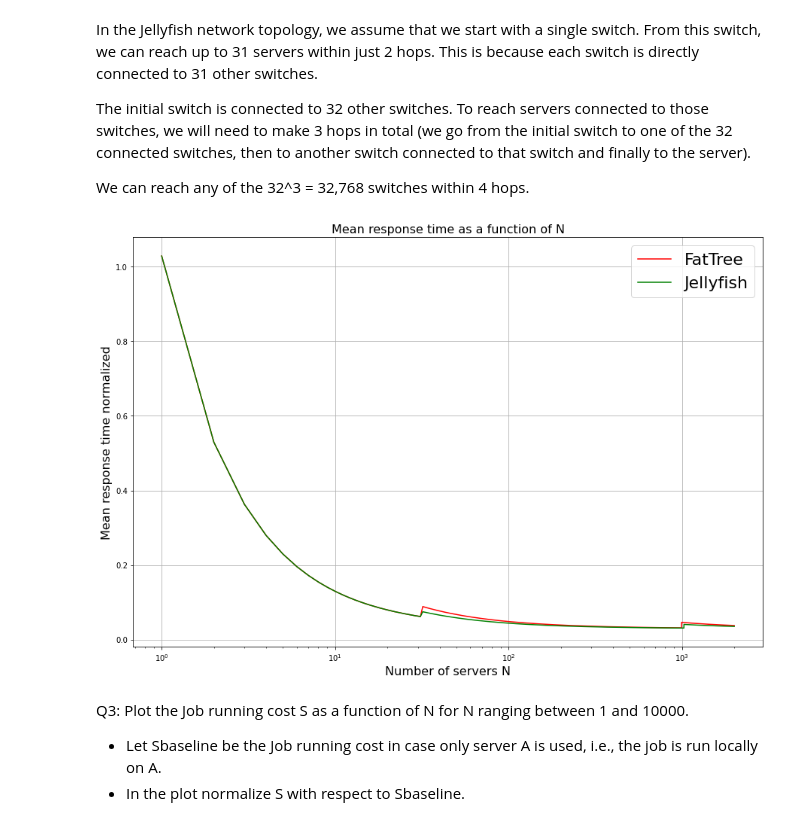
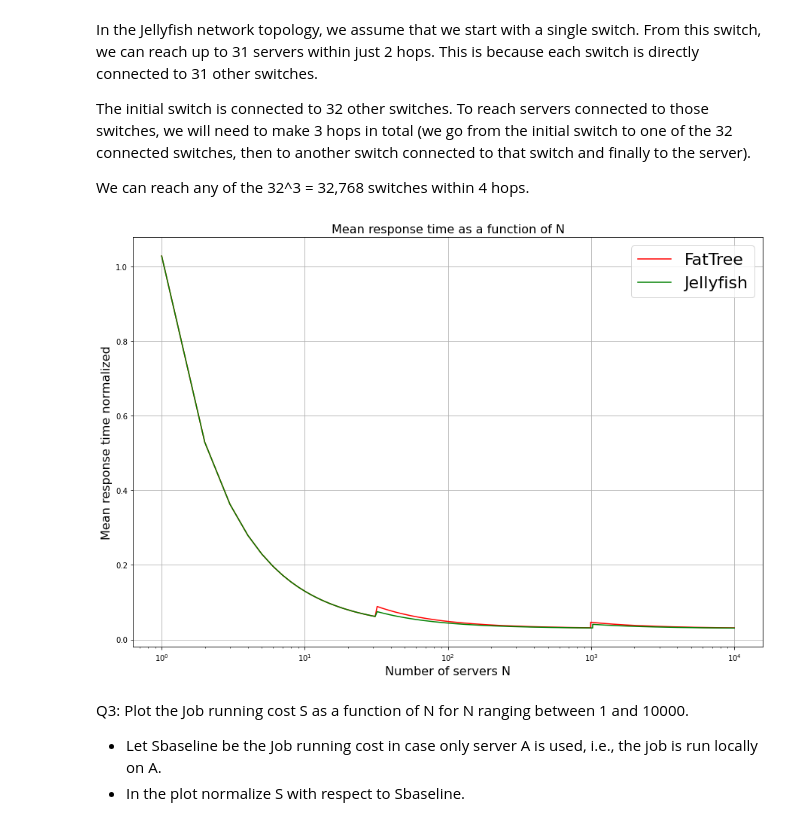
Before and after one commit to maryyyyna/Networking-for-Big-Data-and-Laboratory, a Jupyter notebook: HW1.ipynb, the cells around one changed output. Drawn from its saved outputs; the diff is of its cells as text; code cells hidden in the pictures.

```diff
--- a/HW1.ipynb
+++ b/HW1.ipynb
@@ -275,7 +277,7 @@ The initial switch is connected to 32 other switches. To reach servers connected
 
 We can reach any of the 32^3 = 32,768 switches within 4 hops.
 # %%
-def hops_Jelly(i):
+def hops_JellyFish(i):
     if i in range(1,32):
         return 2
     elif i in range(32,32*32+1):
@@ -288,14 +290,16 @@ def compute_ER(N, topology):
     if topology == 0: #FatTree
         #evaluating the throughput
         T_reciprocal = [1/(2*tau*hops_FatTree(i)) for i in range(1,N+1)]
-        for i in range(1,N):
-            thetas.append(C*T_reciprocal[i]/np.sum(T_reciprocal[0:(i+1)]))
+        T_rec_sum = np.cumsum(T_reciprocal)
+        for i in range(1, N):
+            thetas.append(C*T_reciprocal[i]/T_rec_sum[i])
 
     elif topology == 1: # Jellyfish
         # evaluating the throughput
-        T_reciprocal=[1/(2*tau*hops_Jelly(i)) for i in range(1,N+1)]
-        for i in range(1,N):
-            thetas.append(C*T_reciprocal[i]/np.sum(T_reciprocal[0:(i+1)]))
+        T_reciprocal = [1/(2*tau*hops_JellyFish(i)) for i in range(1,N+1)]
+        T_rec_sum = np.cumsum(T_reciprocal)
+        for i in range(1, N):
+            thetas.append(C*T_reciprocal[i]/T_rec_sum[i])
 
     # runningtime for server i
     Server_time=T_0 + E_X/N
@@ -319,27 +323,27 @@ def compute_ER(N, topology):
     # + the mean running time of the server to process the task
     return(np.max(tot_transf_time) + Server_time)
 # %%
-N_values = range(1, 2000)
+N_values = range(1, 10001)
 
 ER_baseline = T_0 + E_X
 mean_response_time_Fat_Tree = [compute_ER(N, 0) for N in N_values]
 mean_response_time_Jelly_Fish = [compute_ER(N, 1) for N in N_values]
 
 mean_response_time_Fat_Tree_norm = np.array(mean_response_time_Fat_Tree) / ER_baseline
 mean_response_time_Jelly_Fish_norm = np.array(mean_response_time_Jelly_Fish) / ER_baseline
 
 plt.figure(figsize=(15, 10))
 plt.plot(N_values, mean_response_time_Fat_Tree_norm, 'r', label='FatTree')
 plt.plot(N_values, mean_response_time_Jelly_Fish_norm, 'g', label='Jellyfish')
 plt.legend(fontsize = 22)
 plt.xscale('log')
 plt.xlabel('Number of servers N', fontsize=16)
 plt.ylabel('Mean response time normalized', fontsize=16)
 plt.title('Mean response time as a function of N', fontsize=16)
 plt.grid()
 plt.show()
 # %% [output]
-[figure, old version]
+[figure, new version]
 # %% [markdown]
 Q3: Plot the Job running cost S as a function of N for N ranging
 between 1 and 10000.
```
Also changed, not shown: parts of 2 cells of this notebook.
